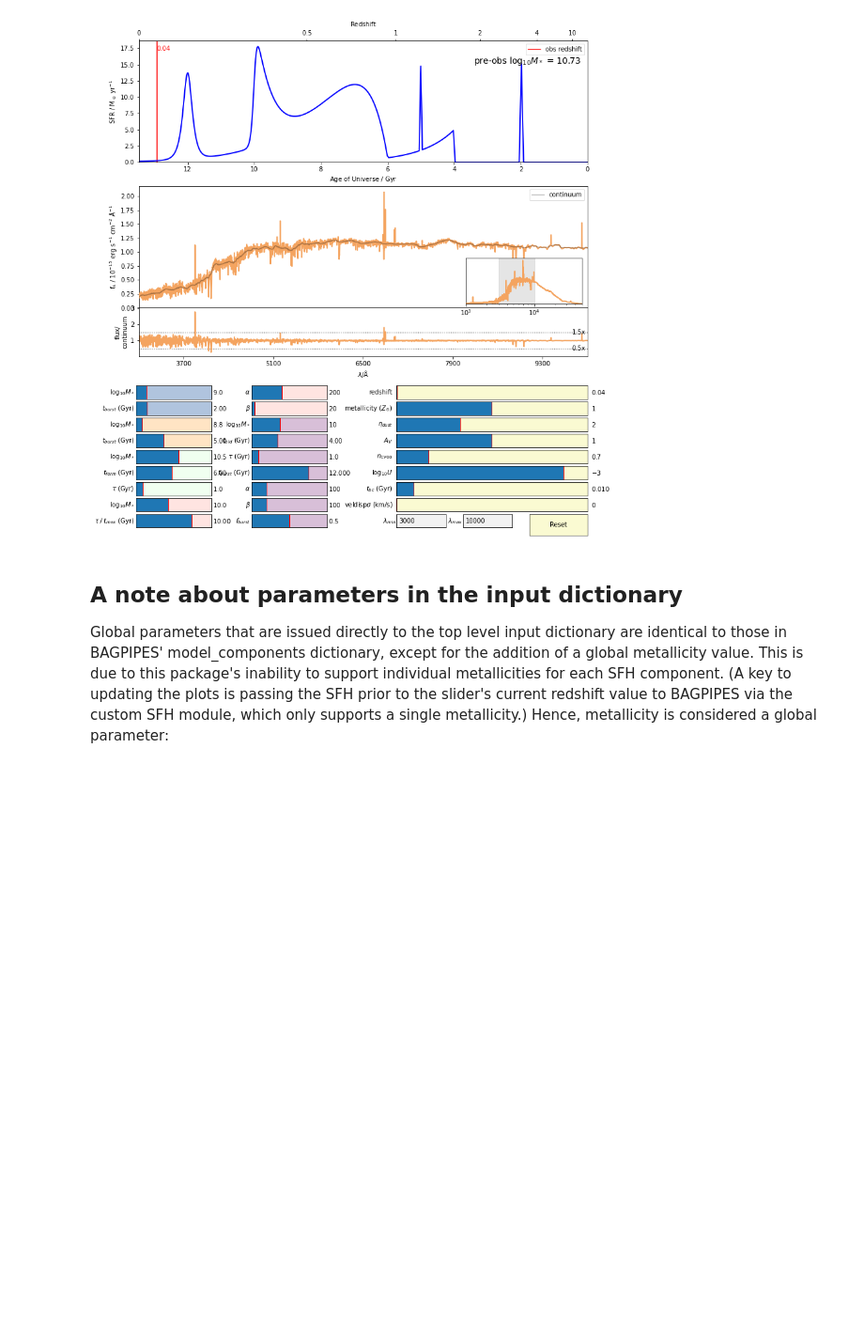
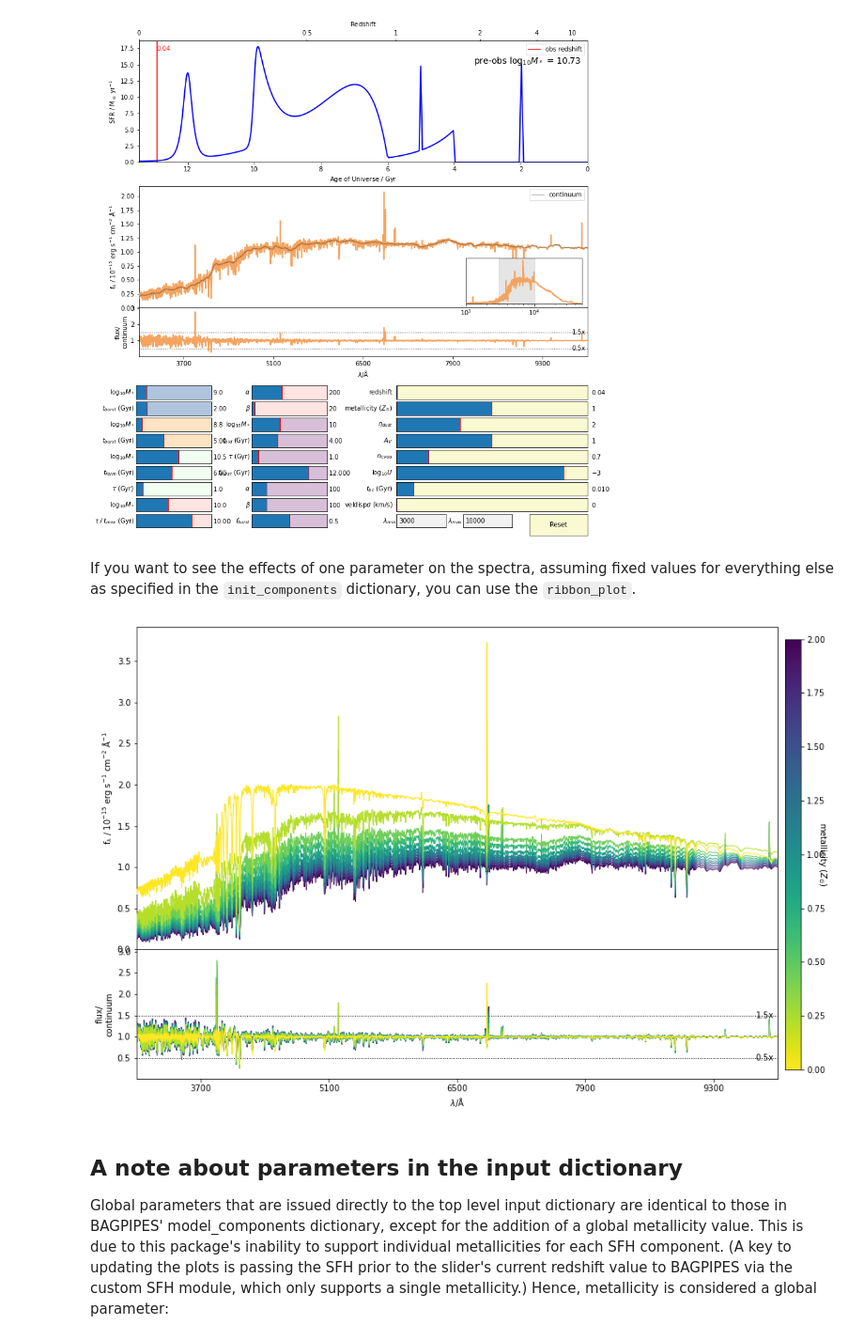
Before and after one commit to HinLeung622/pipes_vis, a Jupyter notebook: pipes_vis_example.ipynb, the cells around one changed output. Shown: that part at 94% size. Cells and saved outputs as stored; diff of their text form; code cells hidden in the pictures; blank space fills up the shorter version.

```diff
--- a/pipes_vis_example.ipynb
+++ b/pipes_vis_example.ipynb
@@ -121,6 +125,12 @@ fig, axes = complex_vis.static_plot(figsize=(15,15))
 complex_vis.GUI()
 # %% [output]
 [figure]
+# %% [markdown]
+If you want to see the effects of one parameter on the spectra, assuming fixed values for everything else as specified in the `init_components` dictionary, you can use the `ribbon_plot`.
+# %%
+fig, ax = complex_vis.ribbon_plot('metallicity', reverse=True)
+# %% [output]
+[figure, added]
 # %% [markdown]
 ## A note about parameters in the input dictionary
 Global parameters that are issued directly to the top level input dictionary are identical to those in BAGPIPES' model_components dictionary, except for the addition of a global metallicity value. This is due to this package's inability to support individual metallicities for each SFH component. (A key to updating the plots is passing the SFH prior to the slider's current redshift value to BAGPIPES via the custom SFH module, which only supports a single metallicity.) Hence, metallicity is considered a global parameter:
```
Also changed, not shown: parts of 2 cells of this notebook.
